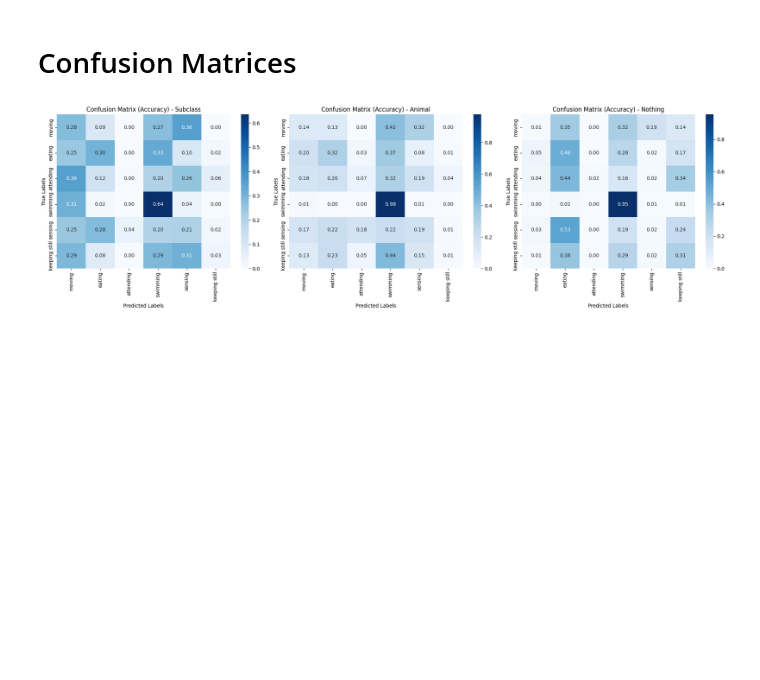
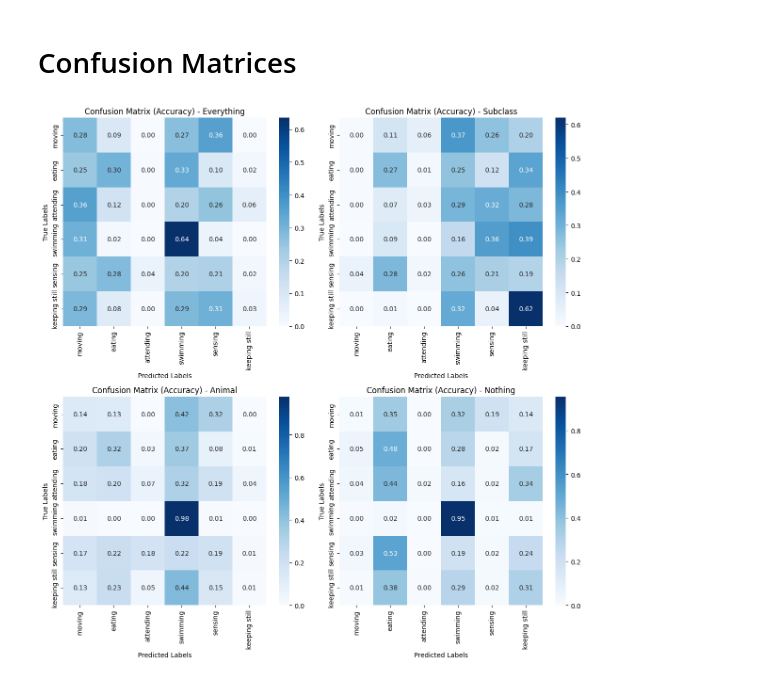
Before and after one commit to jonathanlin0/research_transfer, a Jupyter notebook: baselines/AK_AR_image/clip.ipynb, the cells around one changed output. Drawn from its saved outputs; the diff is of its cells as text; code cells hidden in the pictures; blank space fills up the shorter version.

```diff
--- a/baselines/AK_AR_image/clip.ipynb
+++ b/baselines/AK_AR_image/clip.ipynb
@@ -213,8 +386,6 @@ for action in database_actions_subclass:
     database_actions_subclass_avg += database_actions_subclass[action]
     database_actions_subclass[action] = database_actions_subclass[action].count(1) / len(database_actions_subclass[action])
 # %%
-import matplotlib.pyplot as plt
-
 categories1_subclass = list(database_train_subclass.keys())
 values1_subclass = list(database_train_subclass.values())
 categories1_subclass.insert(0, "AVERAGE")
@@ -225,16 +396,15 @@ values2_subclass = list(database_val_subclass.values())
 categories2_subclass.insert(0, "AVERAGE")
 values2_subclass.insert(0, database_val_subclass_avg.count(1) / len(database_val_subclass_avg))
 
-fig, (ax1, ax2) = plt.subplots(1, 2, figsize=(12, 4))
+fig, (ax1, ax2) = plt.subplots(1, 2, figsize=(10, 5))
 
 # Plot the first bar chart on the first subplot
 ax1.bar(categories1_subclass, values1_subclass, color=["#16a34a", "#0ea5e9", "#0ea5e9", "#0ea5e9", "#0ea5e9"])
 ax1.set_xlabel('Animal Subclasses')
+ax1.set_title('Training Dataset')
 ax1.set_ylabel('Accuracy')
-ax1.set_title('Training Dataset')
 for i, v in enumerate(values1_subclass):
     ax1.text(i, v, str(round(v, 2)), ha='center', va='bottom')
-
 
 # Plot the second bar chart on the second subplot
 ax2.bar(categories2_subclass, values2_subclass, color=["#16a34a", "#0ea5e9", "#0ea5e9", "#0ea5e9"])
@@ -244,7 +414,7 @@ ax2.set_title('Validation Dataset')
 for i, v in enumerate(values2_subclass):
     ax2.text(i, v, str(round(v, 2)), ha='center', va='bottom')
 
-plt.suptitle('Action Recognition Accuracy (granularity = subclass)', fontsize=16)
+plt.suptitle('Action Recognition Accuracy (granularity = "subclass")', fontsize=16)
 
 # Adjust the layout to avoid overlapping
 plt.tight_layout()
@@ -337,7 +507,7 @@ for image_path, _ in tqdm(data.items()):
     else:
         action = val_strings[index].split(" ")[-1]
         if action == "still":
-            action = training_strings[index].split(" ")[-2] + " " + training_strings[index].split(" ")[-1]
+            action = val_strings[index].split(" ")[-2] + " " + val_strings[index].split(" ")[-1]
         if action == correct_label:
             database_val_animal[data[image_path]["image_subclass"]].append(1)
         else:
@@ -492,7 +662,7 @@ for image_path, _ in tqdm(data.items()):
     else:
         action = val_strings[index].split(" ")[-1]
         if action == "still":
-            action = training_strings[index].split(" ")[-2] + " " + training_strings[index].split(" ")[-1]
+            action = val_strings[index].split(" ")[-2] + " " + val_strings[index].split(" ")[-1]
         if action == correct_label:
             database_val_nothing[data[image_path]["image_subclass"]].append(1)
         else:
@@ -656,6 +844,9 @@ plt.show()
 # %% [markdown]
 # Confusion Matrices
 # %%
+for i in range(len(database_cm_everything_pred)):
+    database_cm_everything_pred[i] = confusion_matrix_indexes.index(database_cm_everything_pred[i])
+    database_cm_everything_true[i] = confusion_matrix_indexes.index(database_cm_everything_true[i])
 for i in range(len(database_cm_subclass_pred)):
     database_cm_subclass_pred[i] = confusion_matrix_indexes.index(database_cm_subclass_pred[i])
     database_cm_subclass_true[i] = confusion_matrix_indexes.index(database_cm_subclass_true[i])
@@ -668,44 +859,52 @@ for i in range(len(database_cm_nothing_pred)):
 # %%
 import numpy as np
 import matplotlib.pyplot as plt
 import seaborn as sns
 from sklearn.metrics import confusion_matrix
 
 # Create the confusion matrices
-cm1 = confusion_matrix(database_cm_subclass_true, database_cm_subclass_pred)
-cm2 = confusion_matrix(database_cm_animal_true, database_cm_animal_pred)
-cm3 = confusion_matrix(database_cm_nothing_true, database_cm_nothing_pred)
+cm1 = confusion_matrix(database_cm_everything_true, database_cm_everything_pred)
+cm2 = confusion_matrix(database_cm_subclass_true, database_cm_subclass_pred)
+cm3 = confusion_matrix(database_cm_animal_true, database_cm_animal_pred)
+cm4 = confusion_matrix(database_cm_nothing_true, database_cm_nothing_pred)
 
 # Calculate accuracy for each class and normalize the confusion matrices
 class_accuracy1 = cm1.astype('float') / cm1.sum(axis=1)[:, np.newaxis]
 class_accuracy2 = cm2.astype('float') / cm2.sum(axis=1)[:, np.newaxis]
 class_accuracy3 = cm3.astype('float') / cm3.sum(axis=1)[:, np.newaxis]
+class_accuracy4 = cm4.astype('float') / cm4.sum(axis=1)[:, np.newaxis]
 
 # Create subplots with 1 row and 3 columns
-fig, axs = plt.subplots(1, 3, figsize=(20, 6))
+fig, ((ax1, ax2), (ax3, ax4)) = plt.subplots(2, 2, figsize=(12, 12))
 
 # Plot the first heatmap
-sns.heatmap(class_accuracy1, annot=True, cmap='Blues', fmt='.2f', xticklabels=confusion_matrix_indexes, yticklabels=confusion_matrix_indexes, ax=axs[0])
-axs[0].set_xlabel('Predicted Labels')
-axs[0].set_ylabel('True Labels')
-axs[0].set_title('Confusion Matrix (Accuracy) - Subclass')
+sns.heatmap(class_accuracy1, annot=True, cmap='Blues', fmt='.2f', xticklabels=confusion_matrix_indexes, yticklabels=confusion_matrix_indexes, ax=ax1)
+ax1.set_xlabel('Predicted Labels')
+ax1.set_ylabel('True Labels')
+ax1.set_title('Confusion Matrix (Accuracy) - Everything')
 
 # Plot the second heatmap
-sns.heatmap(class_accuracy2, annot=True, cmap='Blues', fmt='.2f', xticklabels=confusion_matrix_indexes, yticklabels=confusion_matrix_indexes, ax=axs[1])
-axs[1].set_xlabel('Predicted Labels')
-axs[1].set_ylabel('True Labels')
-axs[1].set_title('Confusion Matrix (Accuracy) - Animal')
+sns.heatmap(class_accuracy2, annot=True, cmap='Blues', fmt='.2f', xticklabels=confusion_matrix_indexes, yticklabels=confusion_matrix_indexes, ax=ax2)
+ax2.set_xlabel('Predicted Labels')
+ax2.set_ylabel('True Labels')
+ax2.set_title('Confusion Matrix (Accuracy) - Subclass')
 
 # Plot the third heatmap
-sns.heatmap(class_accuracy3, annot=True, cmap='Blues', fmt='.2f', xticklabels=confusion_matrix_indexes, yticklabels=confusion_matrix_indexes, ax=axs[2])
-axs[2].set_xlabel('Predicted Labels')
-axs[2].set_ylabel('True Labels')
-axs[2].set_title('Confusion Matrix (Accuracy) - Nothing')
+sns.heatmap(class_accuracy3, annot=True, cmap='Blues', fmt='.2f', xticklabels=confusion_matrix_indexes, yticklabels=confusion_matrix_indexes, ax=ax3)
+ax3.set_xlabel('Predicted Labels')
+ax3.set_ylabel('True Labels')
+ax3.set_title('Confusion Matrix (Accuracy) - Animal')
+
+# Plot the fourth heatmap
+sns.heatmap(class_accuracy4, annot=True, cmap='Blues', fmt='.2f', xticklabels=confusion_matrix_indexes, yticklabels=confusion_matrix_indexes, ax=ax4)
+ax4.set_xlabel('Predicted Labels')
+ax4.set_ylabel('True Labels')
+ax4.set_title('Confusion Matrix (Accuracy) - Nothing')
 
 # Adjust the layout to avoid overlapping
 plt.tight_layout()
 
 # Show the plot
 plt.show()
 # %% [output]
-[figure, old version]
+[figure, new version]
```
Also changed, not shown: parts of 11 cells of this notebook, 8 other files.
